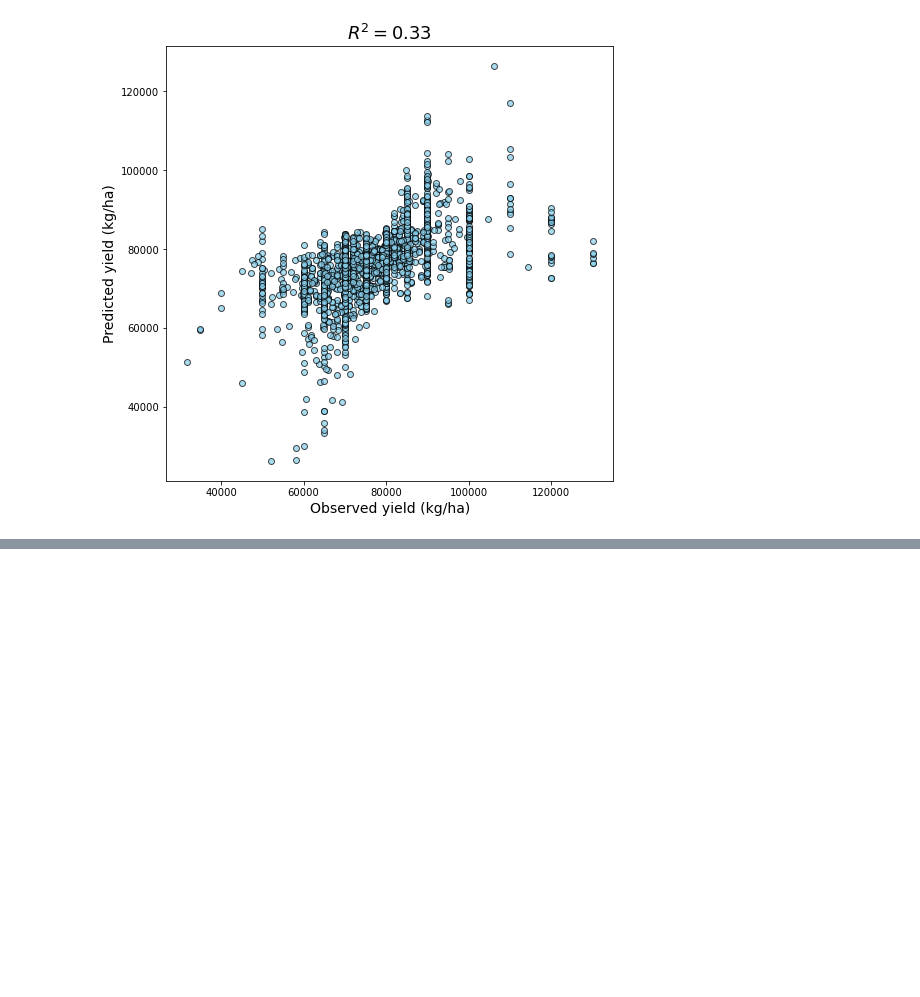
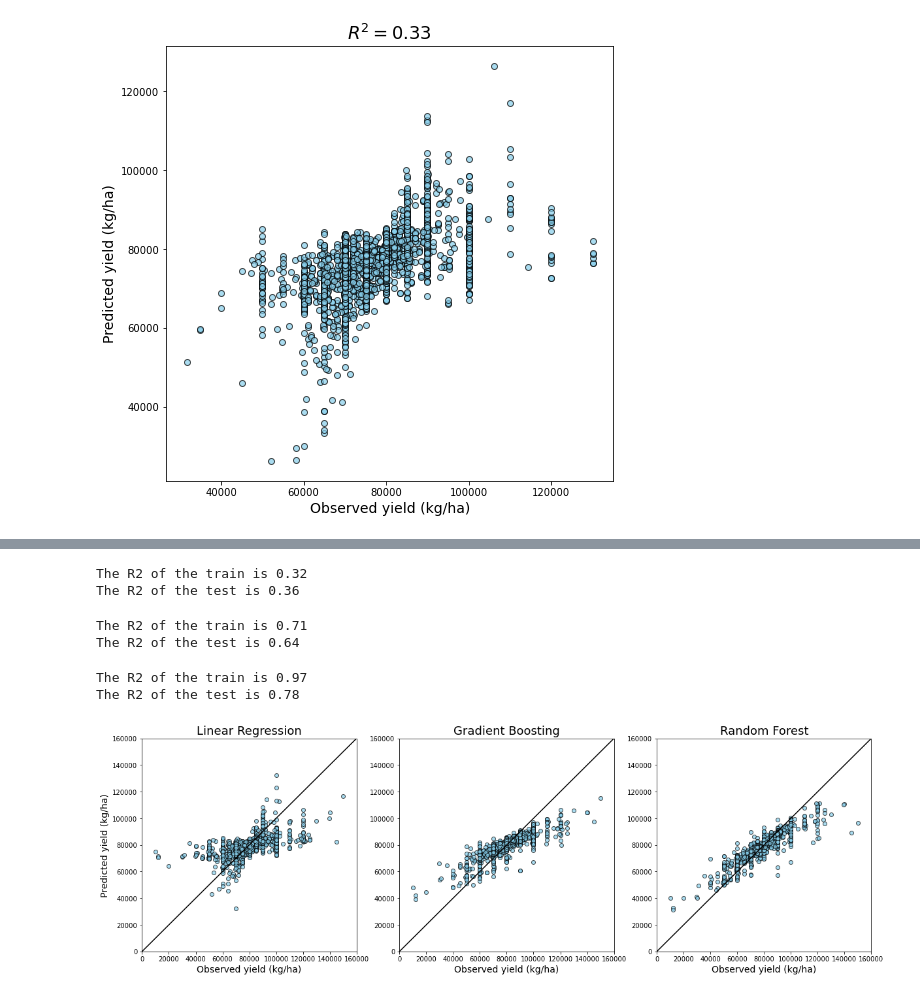
Before and after one commit to neli12/time-series-productivity-sp, a Jupyter notebook: Modelagem.ipynb, the cells around one changed output, grey strips where cells are left out. Cells and saved outputs as stored; diff of their text form; code cells hidden in the pictures; blank space fills up the shorter version.

```diff
--- a/Modelagem.ipynb
+++ b/Modelagem.ipynb
@@ -369,0 +430,69 @@ plt.show()
+# %%
+# Linear Regression
+m1 = LinearRegression().fit(x_train, y_train)
+print('The R2 of the train is {}'.format(round(m1.score(x_train, y_train), 2)))
+print('The R2 of the test is {}'.format(round(m1.score(x_test, y_test), 2)))
+# %% [output]
+The R2 of the train is 0.32
+The R2 of the test is 0.36
+# %%
+# Gradient Boosting
+m2 = GradientBoostingRegressor().fit(x_train, y_train)
+print('The R2 of the train is {}'.format(round(m2.score(x_train, y_train), 2)))
+print('The R2 of the test is {}'.format(round(m2.score(x_test, y_test), 2)))
+# %% [output]
+The R2 of the train is 0.71
+The R2 of the test is 0.64
+# %%
+# Random Forest
+m3 = RandomForestRegressor(n_estimators = 500).fit(x_train, y_train)
+print('The R2 of the train is {}'.format(round(m3.score(x_train, y_train), 2)))
+print('The R2 of the test is {}'.format(round(m3.score(x_test, y_test), 2)))
+# %% [output]
+The R2 of the train is 0.97
+The R2 of the test is 0.78
+# %%
+# Predict using Gradient boosting
+y_pred_lr = m1.predict(x_test)
+y_pred_gb = m2.predict(x_test)
+y_pred_rf = m3.predict(x_test)
+# %%
+# Plot
+plt.figure(figsize=(20, 6))
+
+
+plt.subplot(1,3,1)
+ax = plt.gca()
+ax.set_ylim([0, 160000])
+ax.set_xlim([0, 160000])
+plt.scatter(y_test, y_pred_lr, edgecolor='k', facecolor='skyblue', alpha=0.7)
+ax.axline((0, 1), slope=1, color='black', label='by slope')
+plt.ylabel('Predicted yield (kg/ha)', fontsize=14)
+plt.xlabel('Observed yield (kg/ha)', fontsize=14)
+plt.title('Linear Regression', fontsize=18)
+
+plt.subplot(1,3,2)
+ax = plt.gca()
+ax.set_ylim([0, 160000])
+ax.set_xlim([0, 160000])
+plt.scatter(y_test, y_pred_gb, edgecolor='k', facecolor='skyblue', alpha=0.7)
+ax.axline((0, 1), slope=1, color='black', label='by slope')
+plt.ylabel('')
+plt.xlabel('Observed yield (kg/ha)', fontsize=14)
+plt.title('Gradient Boosting', fontsize=18)
+
+plt.subplot(1,3,3)
+ax = plt.gca()
+ax.set_ylim([0, 160000])
+ax.set_xlim([0, 160000])
+ax.axline((0, 1), slope=1, color='black', label='by slope')
+plt.scatter(y_test, y_pred_rf, edgecolor='k', facecolor='skyblue', alpha=0.7)
+plt.ylabel('')
+plt.xlabel('Observed yield (kg/ha)', fontsize=14)
+r2_lr = 0.77
+plt.title('Random Forest', fontsize=18)
+
+plt.savefig('predicted_vs_observed_2015-2020)lr_gb_rf.jpeg', dpi = 300)
+plt.show()
+# %% [output]
+[figure, added]
```
Also changed, not shown: parts of 43 cells of this notebook.
